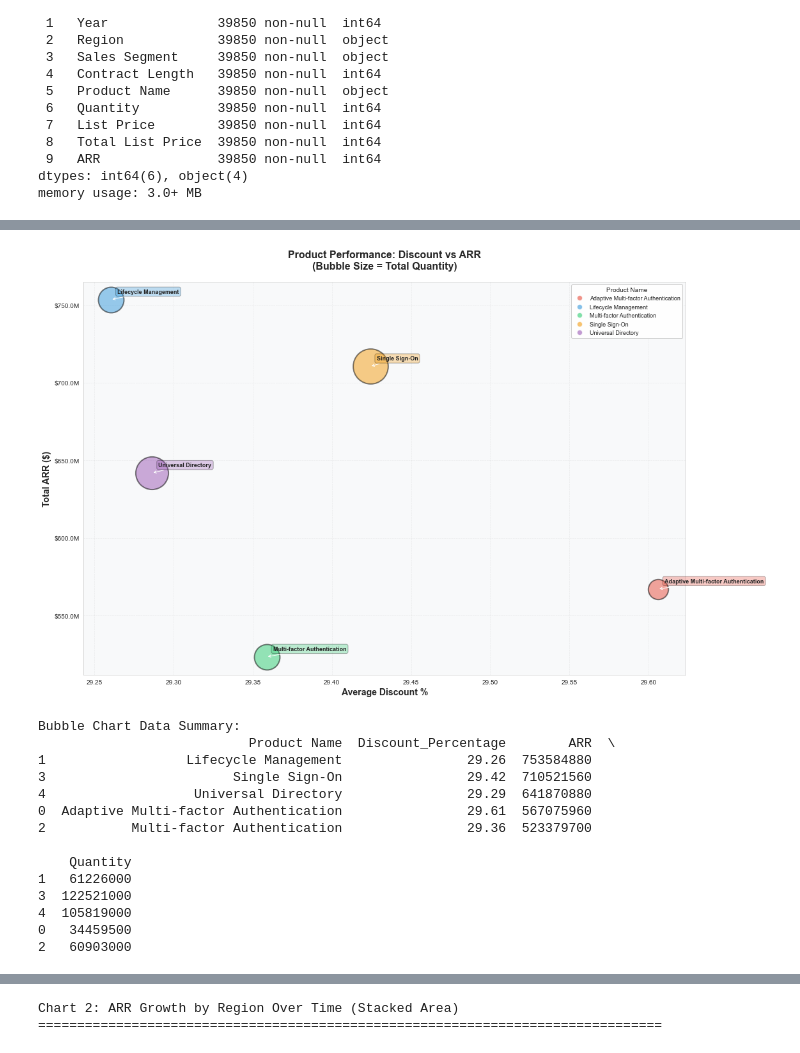
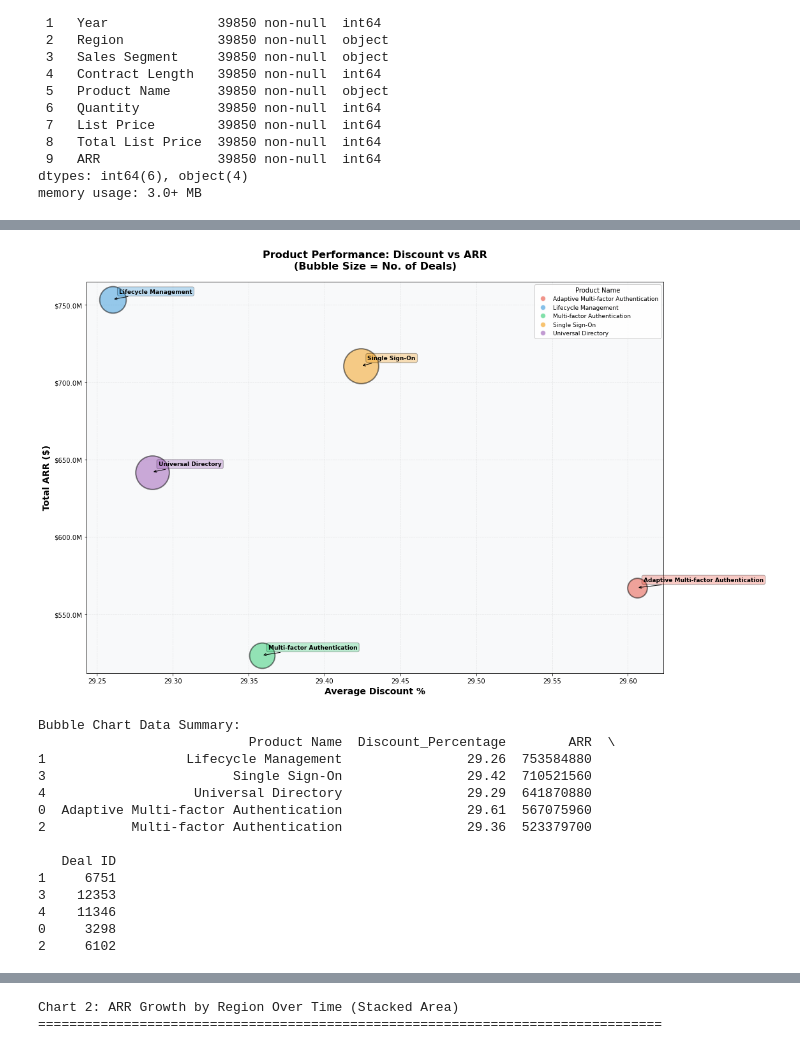
Before and after one commit to juileebhosale/Pricing_Discount_Strategy, a Jupyter notebook: Solution_notebook.ipynb, the cells around one changed output, grey strips where cells are left out. Saved outputs shown, nothing was run; the diff lists cells and outputs as text; code cells hidden in the pictures.

```diff
--- a/Solution_notebook.ipynb
+++ b/Solution_notebook.ipynb
@@ -125,7 +190,7 @@ dtype: float64
 bubble_data = data.groupby('Product Name').agg({
     'Discount_Percentage': 'mean',
     'ARR': 'sum',
-    'Quantity': 'sum'
+    'Deal ID': 'nunique'
 }).reset_index()
 
 # Create bubble chart
@@ -136,7 +201,7 @@ colors = ['#e74c3c', '#3498db', '#2ecc71', '#f39c12', '#9b59b6',
           '#1abc9c', '#e67e22', '#95a5a6', '#16a085', '#d35400']
 
 # Normalize bubble sizes to reasonable range (adjust the divisor for better sizing)
-max_quantity = bubble_data['Quantity'].max()
+max_quantity = bubble_data['Deal ID'].max()
 min_size = 200
 max_size = 3000
 
@@ -145,7 +210,7 @@ for i, product in enumerate(bubble_data['Product Name']):
     product_row = bubble_data[bubble_data['Product Name'] == product]
 
     # Normalize bubble size
-    normalized_size = min_size + (product_row['Quantity'].values[0] / max_quantity) * (max_size - min_size)
+    normalized_size = min_size + (product_row['Deal ID'].values[0] / max_quantity) * (max_size - min_size)
 
     ax.scatter(product_row['Discount_Percentage'],
                product_row['ARR'],
@@ -169,35 +234,35 @@ for i, row in bubble_data.iterrows():
 
 # Styling
 ax.set_xlabel('Average Discount %', fontsize=14, fontweight='bold')
 ax.set_ylabel('Total ARR ($)', fontsize=14, fontweight='bold')
-ax.set_title('Product Performance: Discount vs ARR\n(Bubble Size = Total Quantity)',
+ax.set_title('Product Performance: Discount vs ARR\n(Bubble Size = No. of Deals)',
              fontsize=16, fontweight='bold', pad=20)
 ax.grid(True, alpha=0.3, linestyle='--', linewidth=0.7)
 ax.set_axisbelow(True)
 
 # Format Y-axis as currency
 ax.yaxis.set_major_formatter(plt.FuncFormatter(lambda x, p: f'${x/1e6:.1f}M'))
 
 # Add background color
 ax.set_facecolor('#f8f9fa')
 fig.patch.set_facecolor('white')
 
 # Add legend with bubble size reference
 from matplotlib.lines import Line2D
 legend_elements = [Line2D([0], [0], marker='o', color='w', label=product,
                          markerfacecolor=colors[i % len(colors)], markersize=8, alpha=0.6)
                   for i, product in enumerate(bubble_data['Product Name'])]
 ax.legend(handles=legend_elements, title='Product Name', fontsize=9,
           title_fontsize=10, loc='upper right', framealpha=0.95)
 
 plt.tight_layout()
 plt.show()
 
 # Print summary statistics
 print("\nBubble Chart Data Summary:")
 print(bubble_data.sort_values('ARR', ascending=False).round(2))
 # %% [output]
-[figure, old version]
+[figure, new version]
 Bubble Chart Data Summary:
                            Product Name  Discount_Percentage        ARR  \
 1                  Lifecycle Management                29.26  753584880
@@ -206,9 +271,9 @@ Bubble Chart Data Summary:
 0  Adaptive Multi-factor Authentication                29.61  567075960
 2           Multi-factor Authentication                29.36  523379700
 
-    Quantity
-1   61226000
-3  122521000
-4  105819000
-0   34459500
-2   60903000
+   Deal ID
+1     6751
+3    12353
+4    11346
+0     3298
+2     6102
```
Also changed, not shown: parts of 10 cells of this notebook.
